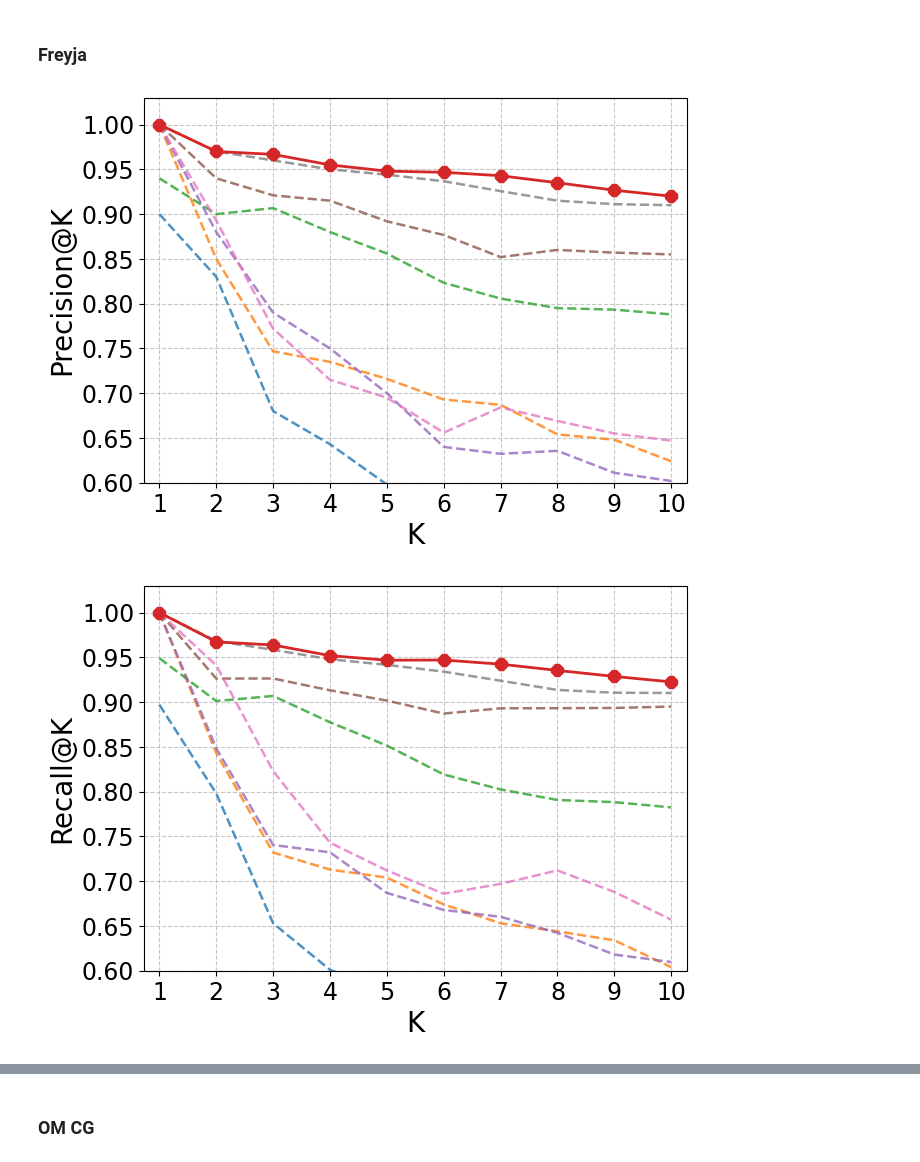
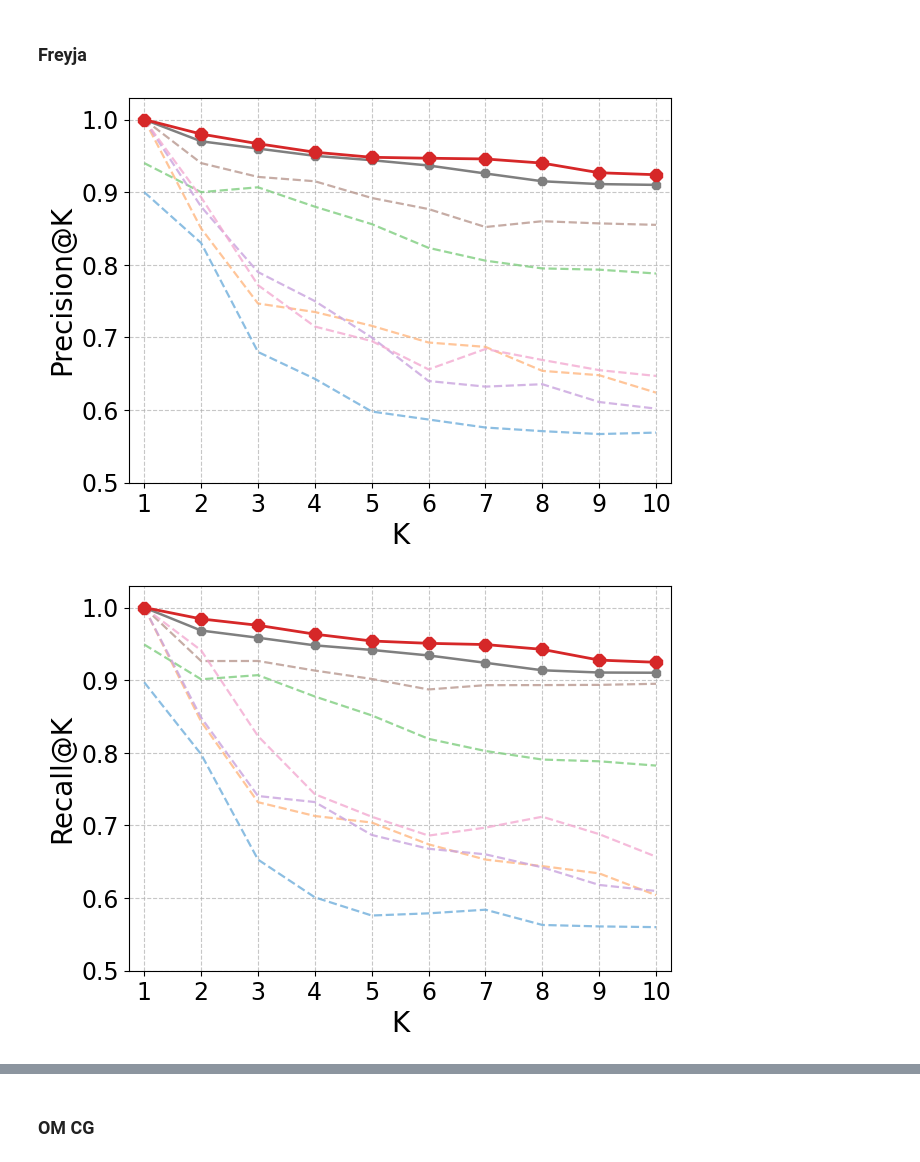
Before and after one commit to dtim-upc/FREYJA, a Jupyter notebook: experiments/notebooks/plots_and_statistical_analyses.ipynb, the cells around one changed output, grey strips where cells are left out. Cells and saved outputs as stored; diff of their text form; code cells hidden in the pictures.

```diff
--- a/experiments/notebooks/plots_and_statistical_analyses.ipynb
+++ b/experiments/notebooks/plots_and_statistical_analyses.ipynb
@@ -25,26 +25,15 @@ data = {
     }
 }
 colors = [
-    "#bfbfbf",  # pale gray
+    "#d62728",  # red
+    "#7f7f7f",  # pale gray
     "#6faedb",  # pale blue
     "#ffb780",  # pale orange
     "#7fcd7f",  # pale green
     "#c9a3de",  # pale purple
     "#b8988f",  # pale brown
     "#f3aad1",  # pale pink
-    "#d62728",  # red
 ]
-
-colors = [
-    "#d62728", # red
-    "#7f7f7f", # grey
-    "#1f77b4", # blue
-    "#ff7f0e", # orange
-    "#2ca02c", # green
-    "#9467bd", # purple
-    "#8c564b", # brown
-    "#e377c2", # pink
-]
 # %%
 # Get method names from the data dictionary (first metric as reference)
 method_labels = list(next(iter(data.values())).keys())
@@ -74,5 +63,5 @@ plt.close()
 # %%
-def plot_metric(metric_name, methods, x, save="", outdir=".", ybottom=0.6, ytop=1.03):
+def plot_metric(metric_name, methods, x, save="", outdir=".", ybottom=0.5, ytop=1.03):
     """
     Plots a single metric and optionally saves it as a PNG file.
 
@@ -89,13 +78,13 @@ def plot_metric(metric_name, methods, x, save="", outdir=".", ybottom=0.6, ytop=
     for (method, values), marker, ls, color in zip(
         methods.items(), markers, linestyles, colors
     ):
-        if method == "Freyja":  # Highlight your system
+        if method == "Freyja":
             plt.plot(
                 x, values,
                 marker=marker, linestyle=ls, color=color, linewidth=2,
                 label=method, zorder=10, markersize=9,
             )
-        elif method == "Freyja no K":
+        elif method == "MJ":
             plt.plot(
                 x, values,
                 marker=marker, linestyle=ls, color=color, linewidth=1.8,
@@ -370,42 +345,42 @@ def plot_freyja():
 
     data = {
         "Precision@K": {
-            "Freyja no K": [1.0, 0.97, 0.96, 0.95, 0.944, 0.9367, 0.9257, 0.915, 0.9111, 0.91],
+            "Freyja": [1.0, 0.98, 0.9667, 0.955, 0.948, 0.9467, 0.9457, 0.94, 0.9267, 0.924],
+            "MJ": [1.0, 0.97, 0.96, 0.95, 0.944, 0.9367, 0.9257, 0.915, 0.9111, 0.91],
             "Santos": [0.9, 0.83, 0.68, 0.643, 0.598, 0.587, 0.576, 0.571, 0.567, 0.569],
             "D3L": [1.0, 0.85, 0.7467, 0.735, 0.716, 0.693, 0.687, 0.654, 0.648, 0.624],
             "WarpGate": [0.94, 0.9, 0.9067, 0.88, 0.856, 0.8233, 0.8057, 0.795, 0.7933, 0.788],
             "Starmie": [1.0, 0.88, 0.79, 0.75, 0.7, 0.64, 0.6323, 0.6356, 0.6111, 0.602],
             "DeepJoin": [1.0, 0.94, 0.921, 0.915, 0.892, 0.8767, 0.852, 0.86, 0.857, 0.855],
             "KGLiDS": [1.0, 0.893, 0.772, 0.715, 0.695, 0.656, 0.6841, 0.669, 0.655, 0.647],
-            "Freyja": [1.0, 0.97, 0.9667, 0.955, 0.948, 0.9467, 0.9429, 0.935, 0.9267, 0.92],
         },
         "Recall@K" : {
-            "Freyja no K": [1.0, 0.9683, 0.9584, 0.9479, 0.9416, 0.934, 0.9239, 0.9136, 0.9105, 0.9102],
+            "Freyja": [1.0, 0.9843, 0.9755, 0.9633, 0.9539, 0.9507, 0.949, 0.9424, 0.9276, 0.9246],
+            "MJ": [1.0, 0.9683, 0.9584, 0.9479, 0.9416, 0.934, 0.9239, 0.9136, 0.9105, 0.9102],
             "Santos": [0.897, 0.798, 0.653, 0.601, 0.576, 0.579, 0.584, 0.563, 0.561, 0.560],
             "D3L": [1, 0.843, 0.732, 0.713, 0.704, 0.674, 0.653, 0.644, 0.634, 0.604],
             "WarpGate": [0.949, 0.9012, 0.9069, 0.8775, 0.8515, 0.8192, 0.8025, 0.7907, 0.7883, 0.7824],
             "Starmie": [1.0, 0.8485, 0.7405, 0.7322, 0.6869, 0.6679, 0.6602, 0.6423, 0.6181, 0.6097],
             "DeepJoin": [1.0, 0.9263, 0.9264, 0.9132, 0.9017, 0.8872, 0.8931, 0.8932, 0.8935, 0.895],
             "KGLiDS": [1.0, 0.941, 0.823, 0.743, 0.712, 0.686, 0.697, 0.712, 0.688, 0.657],
-            "Freyja": [1.0, 0.9673, 0.9638, 0.9519, 0.9468, 0.947, 0.9424, 0.9354, 0.9287, 0.9226],
 
         },
         "MAP@K" : {
-            "Freyja no K": [1.0, 1.0, 0.9967, 0.9967, 0.9951, 0.994, 0.9934, 0.9927, 0.9914, 0.9899],
+            "Freyja": [1.0, 1.0, 1.0, 0.99, 0.9853, 0.9797, 0.9764, 0.9745, 0.9736, 0.9712],
+            "MJ": [1.0, 1.0, 0.9967, 0.9967, 0.9951, 0.994, 0.9934, 0.9927, 0.9914, 0.9899],
             "Santos": [1.0, 0.98, 0.976, 0.924, 0.897, 0.856, 0.828, 0.819, 0.802, 0.799],
             "D3L": [1.0, 1.0, 0.99, 0.9594, 0.9394, 0.926, 0.8701, 0.8679, 0.8607, 0.8509],
             "WarpGate": [0.94, 0.97, 0.965, 0.9578, 0.9542, 0.9542, 0.9443, 0.9405, 0.934, 0.9323],
             "Starmie": [1.0, 1.0, 0.99, 0.9544, 0.9371, 0.9185, 0.9015, 0.8921, 0.8898, 0.8838],
             "DeepJoin": [1.0, 1.0, 0.9833, 0.9811, 0.98, 0.9799, 0.96, 0.9535, 0.9496, 0.9427],
             "KGLiDS": [1.0, 0.974, 0.956, 0.931, 0.9123, 0.895, 0.904, 0.891, 0.884, 0.889],
-            "Freyja": [1.0, 1.0, 0.9967, 0.9961, 0.9881, 0.9853, 0.9752, 0.9705, 0.9688, 0.9672],
         }
     }
 
     for metric_name, methods in data.items():
         plot_metric(metric_name, methods, x, save="freyja")
 
 plot_freyja()
 # %% [output]
-[figure, old version]
+[figure, new version]
-[figure, old version]
+[figure, new version]
```
Also changed, not shown: parts of 11 cells of this notebook, 12 other files.
